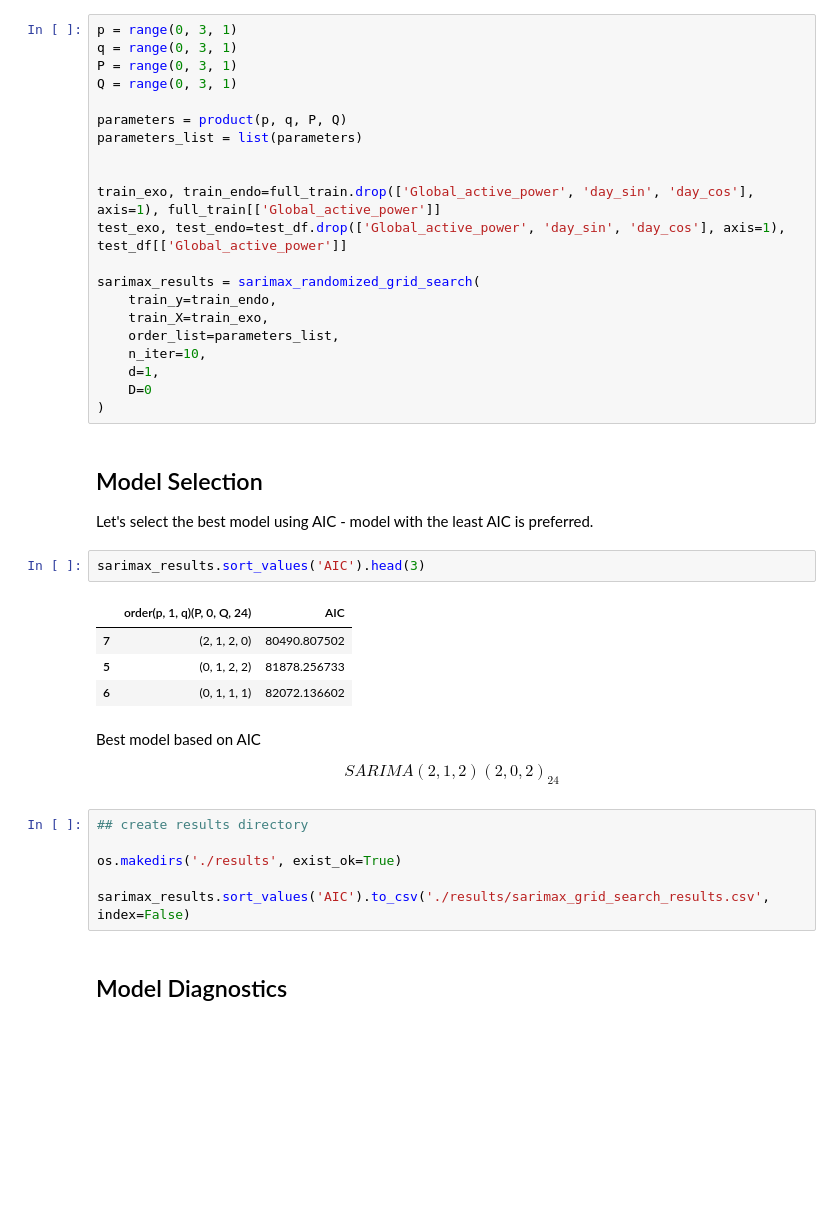
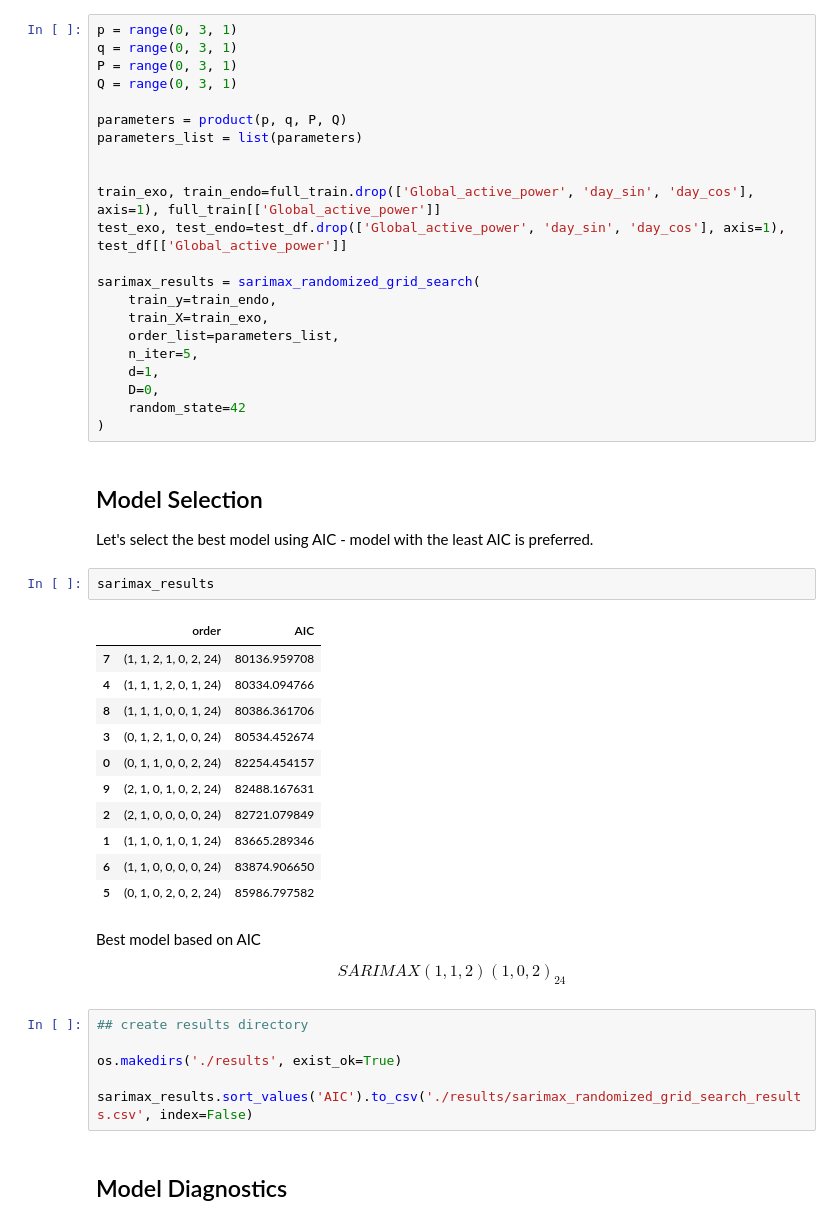
Before and after one commit to Ibrahim-Ola/time-series-python, a Jupyter notebook: SARIMA.ipynb, the cells around one changed output. Drawn from its saved outputs; the diff is of its cells as text; blank space fills up the shorter version.

```diff
--- a/SARIMA.ipynb
+++ b/SARIMA.ipynb
@@ -304,30 +298,38 @@ sarimax_results = sarimax_randomized_grid_search(
     train_y=train_endo,
     train_X=train_exo,
     order_list=parameters_list,
-    n_iter=10,
+    n_iter=5,
     d=1,
-    D=0
+    D=0,
+    random_state=42
 )
 # %% [markdown]
 ## Model Selection
 
 Let's select the best model using AIC - model with the least AIC is preferred.
-# %%
-sarimax_results.sort_values('AIC').head(3)
-# %% [output]
-|  | order(p, 1, q)(P, 0, Q, 24) | AIC |
-| 7 | (2, 1, 2, 0) | 80490.807502 |
-| 5 | (0, 1, 2, 2) | 81878.256733 |
-| 6 | (0, 1, 1, 1) | 82072.136602 |
+# %%
+sarimax_results
+# %% [output]
+|  | order | AIC |
+| 7 | (1, 1, 2, 1, 0, 2, 24) | 80136.959708 |
+| 4 | (1, 1, 1, 2, 0, 1, 24) | 80334.094766 |
+| 8 | (1, 1, 1, 0, 0, 1, 24) | 80386.361706 |
+| 3 | (0, 1, 2, 1, 0, 0, 24) | 80534.452674 |
+| 0 | (0, 1, 1, 0, 0, 2, 24) | 82254.454157 |
+| 9 | (2, 1, 0, 1, 0, 2, 24) | 82488.167631 |
+| 2 | (2, 1, 0, 0, 0, 0, 24) | 82721.079849 |
+| 1 | (1, 1, 0, 1, 0, 1, 24) | 83665.289346 |
+| 6 | (1, 1, 0, 0, 0, 0, 24) | 83874.906650 |
+| 5 | (0, 1, 0, 2, 0, 2, 24) | 85986.797582 |
 # %% [markdown]
 Best model based on AIC
 
-$$SARIMA(2,1,2)(2,0,2)_{24}$$
+$$SARIMAX(1,1,2)(1,0,2)_{24}$$
 # %%
 ## create results directory
 
 os.makedirs('./results', exist_ok=True)
 
-sarimax_results.sort_values('AIC').to_csv('./results/sarimax_grid_search_results.csv', index=False)
+sarimax_results.sort_values('AIC').to_csv('./results/sarimax_randomized_grid_search_results.csv', index=False)
 # %% [markdown]
 ## Model Diagnostics
```
Also changed, not shown: parts of 3 cells of this notebook.
